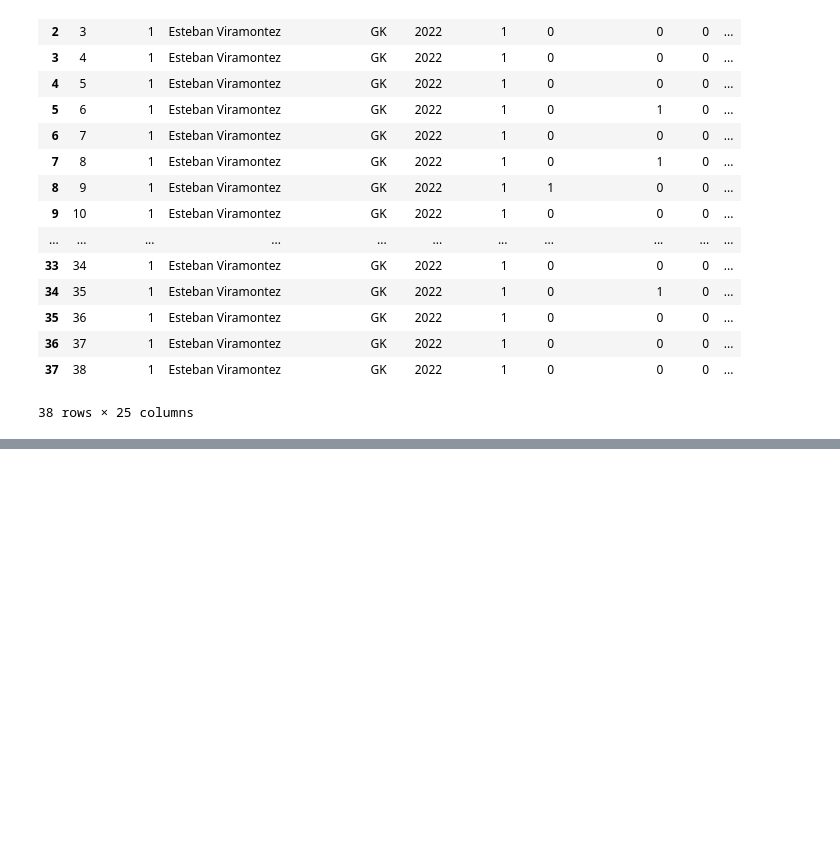
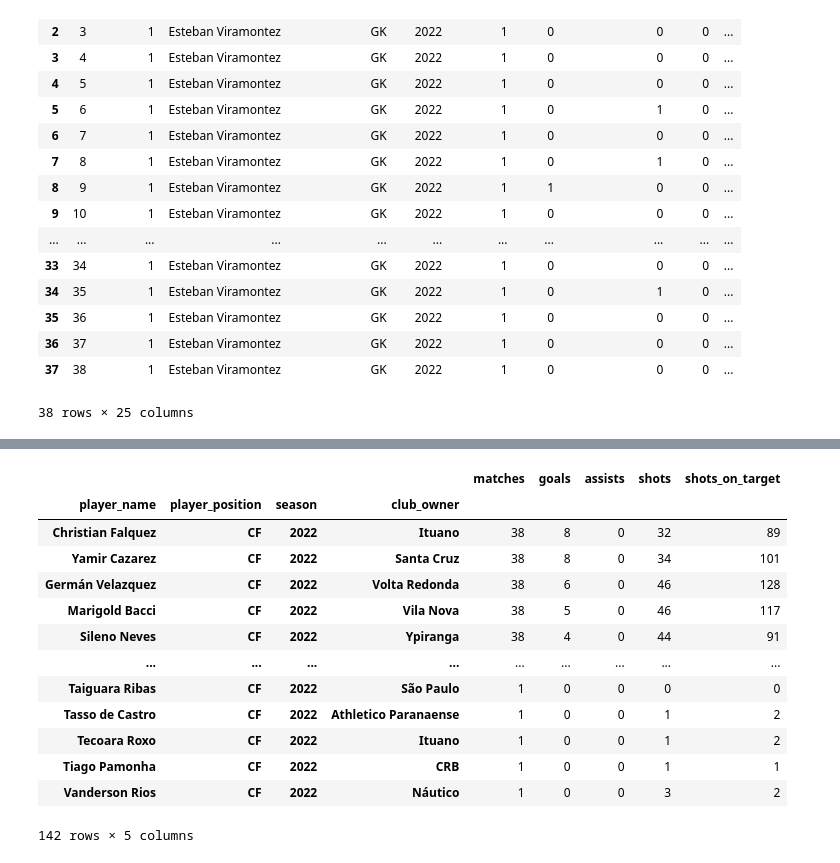
Before and after one commit to Rochamarc/tournament, a Jupyter notebook: PlayersAnalysis.ipynb, the cells around one changed output, grey strips where cells are left out. Drawn from its saved outputs; the diff is of its cells as text; code cells hidden in the pictures; blank space fills up the shorter version.

```diff
--- a/PlayersAnalysis.ipynb
+++ b/PlayersAnalysis.ipynb
@@ -49,0 +125,23 @@ att['goals'].sum()
+# %%
+# Center Forward
+
+cfs = df.loc[df['player_position'] == 'CF' ]
+# %%
+cfs = cfs.groupby(grouper)[att_stats].sum()
+# %%
+cfs.sort_values(by=['matches','goals','assists'], ascending=False)
+# %% [output]
+|  |  |  |  | matches | goals | assists | shots | shots_on_target |
+| player_name | player_position | season | club_owner |  |  |  |  |  |
+| Christian Falquez | CF | 2022 | Ituano | 38 | 8 | 0 | 32 | 89 |
+| Yamir Cazarez | CF | 2022 | Santa Cruz | 38 | 8 | 0 | 34 | 101 |
+| Germán Velazquez | CF | 2022 | Volta Redonda | 38 | 6 | 0 | 46 | 128 |
+| Marigold Bacci | CF | 2022 | Vila Nova | 38 | 5 | 0 | 46 | 117 |
+| Sileno Neves | CF | 2022 | Ypiranga | 38 | 4 | 0 | 44 | 91 |
+| ... | ... | ... | ... | ... | ... | ... | ... | ... |
+| Taiguara Ribas | CF | 2022 | São Paulo | 1 | 0 | 0 | 0 | 0 |
+| Tasso de Castro | CF | 2022 | Athletico Paranaense | 1 | 0 | 0 | 1 | 2 |
+| Tecoara Roxo | CF | 2022 | Ituano | 1 | 0 | 0 | 1 | 2 |
+| Tiago Pamonha | CF | 2022 | CRB | 1 | 0 | 0 | 1 | 1 |
+| Vanderson Rios | CF | 2022 | Náutico | 1 | 0 | 0 | 3 | 2 |
+142 rows × 5 columns
```
Also changed, not shown: parts of 11 cells of this notebook.
